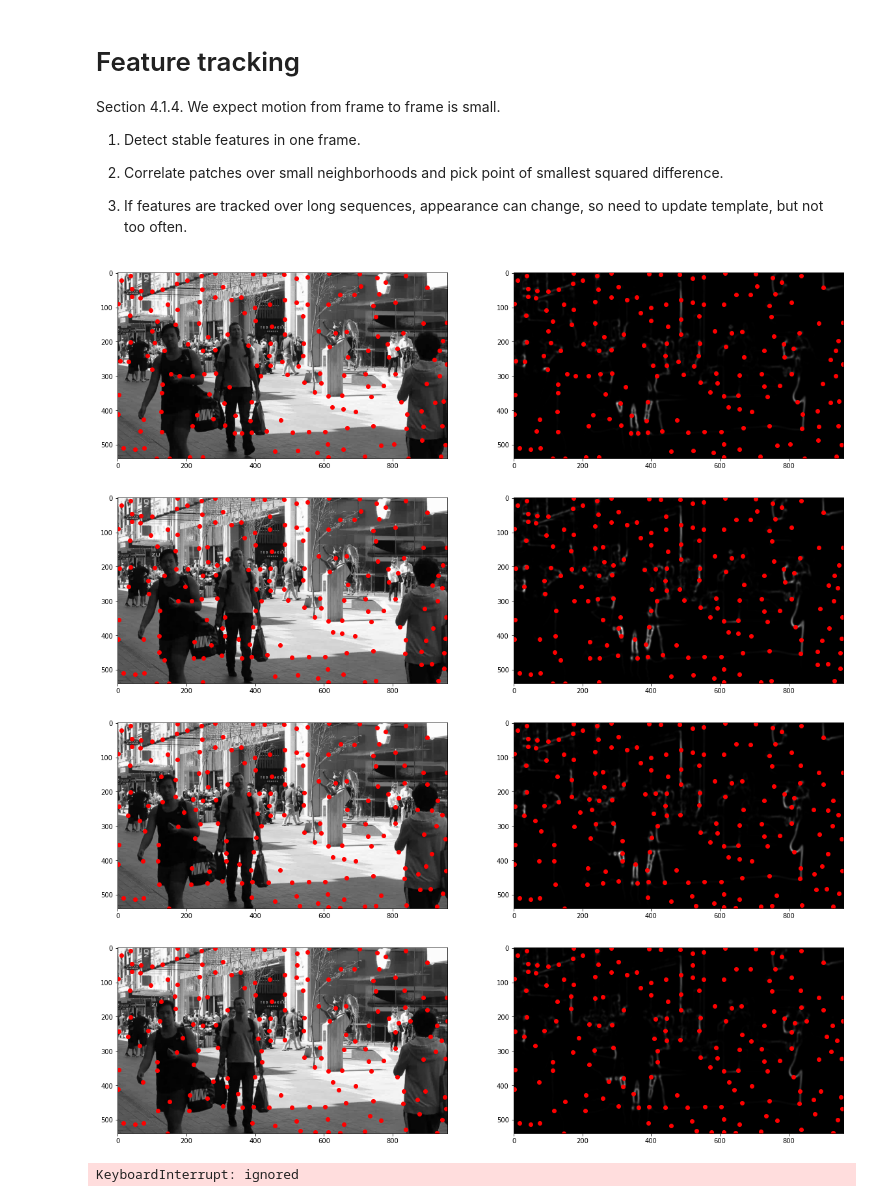
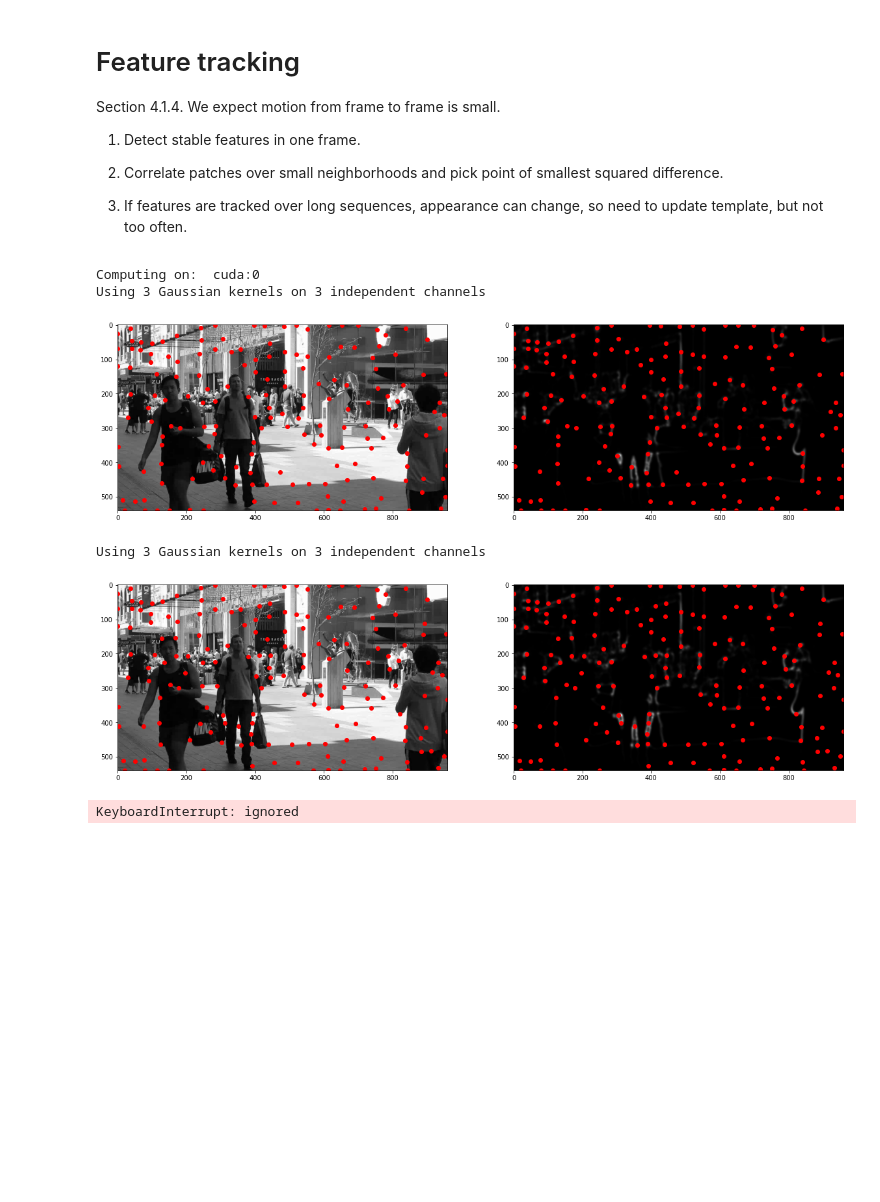
Before and after one commit to rfogarty/Computer-Vision-Course, a Jupyter notebook: Lecture_6_Point_Features.ipynb, the cells around one changed output. Drawn from its saved outputs; the diff is of its cells as text; code cells hidden in the pictures; blank space fills up the shorter version.

```diff
--- a/Lecture_6_Point_Features.ipynb
+++ b/Lecture_6_Point_Features.ipynb
@@ -48,10 +48,10 @@ np.set_printoptions(precision=2)
 
 def gaussian_weights (sigma) :
     N = np.round(3*(sigma+1))
-    t = np.arange(-N, N)  # Note the width of the kernel, need to be this large to capture most of the shape
+    t = np.arange(-N, N+1)  # Note the width of the kernel, need to be this large to capture most of the shape
     g_2D = np.zeros ([2*N+1, 2*N+1])
-    for i in range (-N, N):
-        for j in range (-N, N):
+    for i in range (-N, N+1):
+        for j in range (-N, N+1):
             g_2D [i+N, j+N] = np.exp(-((i**2 + j**2)/(2*sigma*sigma)))*(1/(2*np.pi*sigma*sigma))
     return (g_2D/g_2D.sum())
 
@@ -283,7 +283,7 @@ def first_derivative_of_gaussian (x, sigma):
 #------------------------------------------------------------------
 def image_convolve_gradient_gaussian (image, sigma) :
     N = np.round(3*(sigma+1))
-    t = np.arange(-N, N)  # Note the width of the kernel, need to be this large to capture most of the shape
+    t = np.arange(-N, N+1)  # Note the width of the kernel, need to be this large to capture most of the shape
     g = gaussian(t, sigma) # 1D gaussian kernel
     dg = first_derivative_of_gaussian(t, sigma) # 1D first derivative gaussian kernel
     #print("Size of 1D kernel:", g.shape, dg.shape)
@@ -532,36 +766,44 @@ Section 4.1.4. We expect motion from frame to frame is small.
 3. If features are tracked over long sequences, appearance can change, so need to update template, but not too often.
 # %%
 cap = cv2.VideoCapture('/content/drive/MyDrive/Colab Notebooks/data/MOT16-08-raw.webm')
+
+device = torch.device("cuda:0" if torch.cuda.is_available() else "cpu")
+
+print('Computing on: ', input.device)
 
 if (cap.isOpened()== False):
     print("Error opening video stream or file")
 
 while(cap.isOpened()):
     ret, frame = cap.read()
     if ret == True:
         frame = cv2.cvtColor(frame, cv2.COLOR_BGR2GRAY)
         frame = frame.astype(np.float)  # need to change type from uint8 to float
-        coordinates, harris_measure = detect_harris_points (frame, sigma=2, min_distance=20)
+        input = torch.tensor(frame, device=device).float()
+        input = input[None, None, :] # expand to 4 channels for pytorch
+        #coordinates, harris_measure = detect_harris_points (frame, sigma=2, min_distance=20)
+        harris_measure, coordinates = detect_harris_points_torch (device, input, sigma=3, min_distance=20, figure='no')
         # Plot the results
-        plt.figure(figsize=(20,30))
+        plt.figure(figsize=(20,10))
         plt.subplot(1,2,1)
         plt.imshow(frame, 'gray')
         plt.plot(coordinates[:, 1], coordinates[:, 0], 'ro')
         plt.subplot(1,2,2)
         plt.imshow(harris_measure, 'gray')
         plt.plot(coordinates[:, 1], coordinates[:, 0], 'ro')
 
-        plt.pause(10)
+        plt.pause(1)
 
     else:
 	    break
 
 cap.release()
 
 cv2.destroyAllWindows()
 # %% [output]
+Computing on:  cuda:0
+Using 3 Gaussian kernels on 3 independent channels
-[figure, old version]
+[figure, new version]
+Using 3 Gaussian kernels on 3 independent channels
-[figure, old version]
+[figure, new version]
-[figure, removed]
-[figure, removed]
-KeyboardInterrupt: ignored
+KeyboardInterrupt: ignored
```
Also changed, not shown: parts of 14 cells of this notebook.
